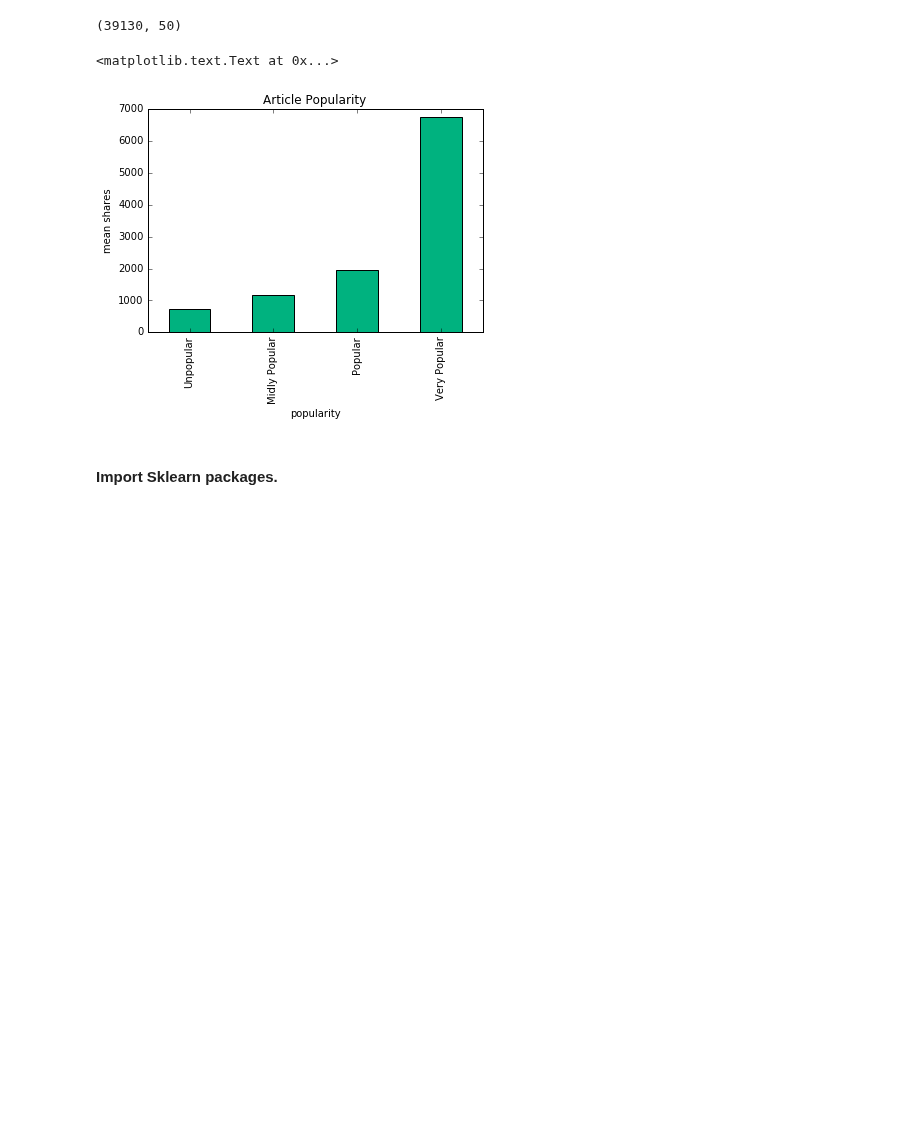
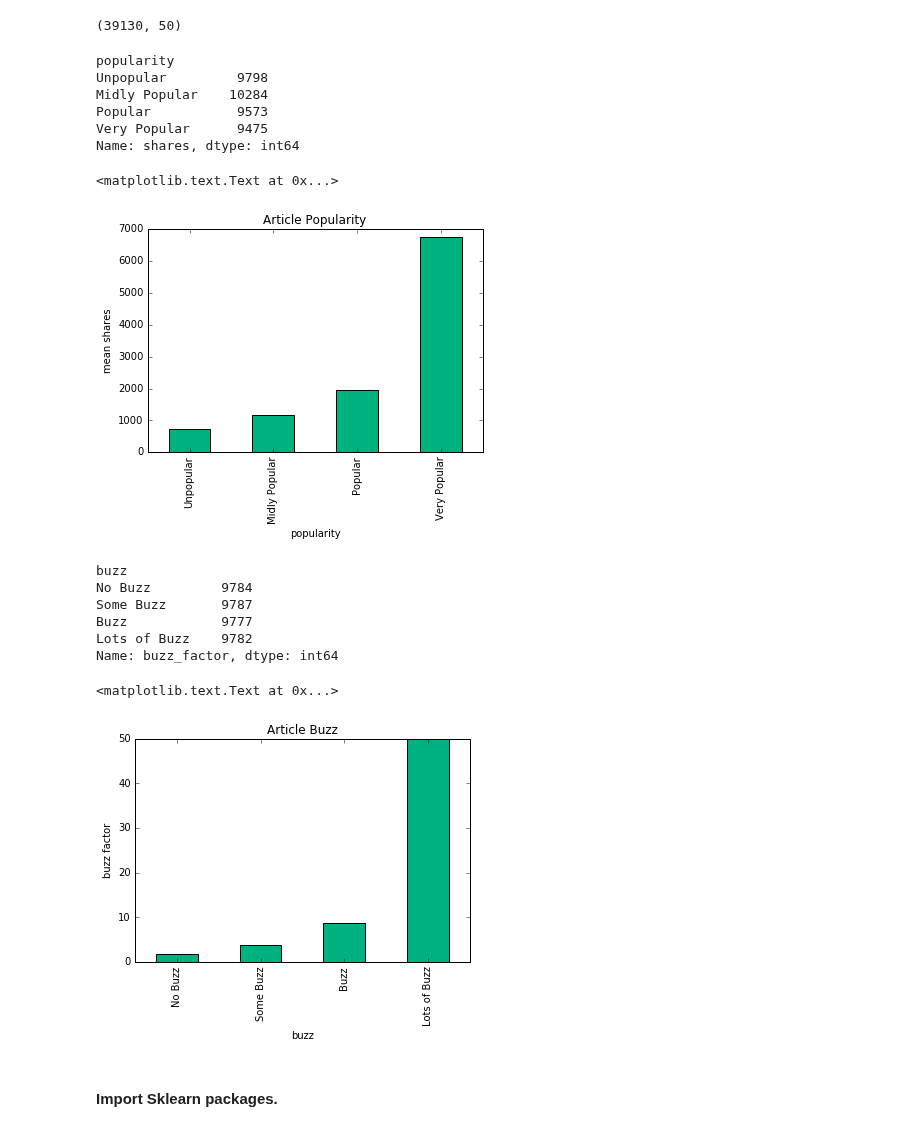
Before and after one commit to awkweb/DS501, a Jupyter notebook: 4/CaseStudy4.ipynb, the cells around one changed output. Saved outputs shown, nothing was run; the diff lists cells and outputs as text; code cells hidden in the pictures; blank space fills up the shorter version.

```diff
--- a/4/CaseStudy4.ipynb
+++ b/4/CaseStudy4.ipynb
@@ -431,13 +486,38 @@ df.shape
 (39130, 50)
 # %%
 df_popularity = df.pivot_table('shares', index='popularity', aggfunc='mean')
+df_popularity_count = df.pivot_table('shares', index='popularity', aggfunc='count')
+print df_popularity_count
 
 df_popularity.plot(kind='bar', color=green)
 plt.title('Article Popularity')
 plt.ylabel('mean shares')
 # %% [output]
-<matplotlib.text.Text at 0x...>
+popularity
+Unpopular         9798
+Midly Popular    10284
+Popular           9573
+Very Popular      9475
+Name: shares, dtype: int64
+<matplotlib.text.Text at 0x...>
 [figure]
+# %%
+df_buzz = df.pivot_table('buzz_factor', index='buzz', aggfunc='mean')
+df_buzz_count = df.pivot_table('buzz_factor', index='buzz', aggfunc='count')
+print df_buzz_count
+
+df_buzz.plot(kind='bar', color=green)
+plt.title('Article Buzz')
+plt.ylabel('buzz factor')
+# %% [output]
+buzz
+No Buzz         9784
+Some Buzz       9787
+Buzz            9777
+Lots of Buzz    9782
+Name: buzz_factor, dtype: int64
+<matplotlib.text.Text at 0x...>
+[figure, added]
 # %%
 # Isolate non-response features
 all_features = df.columns.values
```
Also changed, not shown: parts of 11 cells of this notebook, 3 other files.
